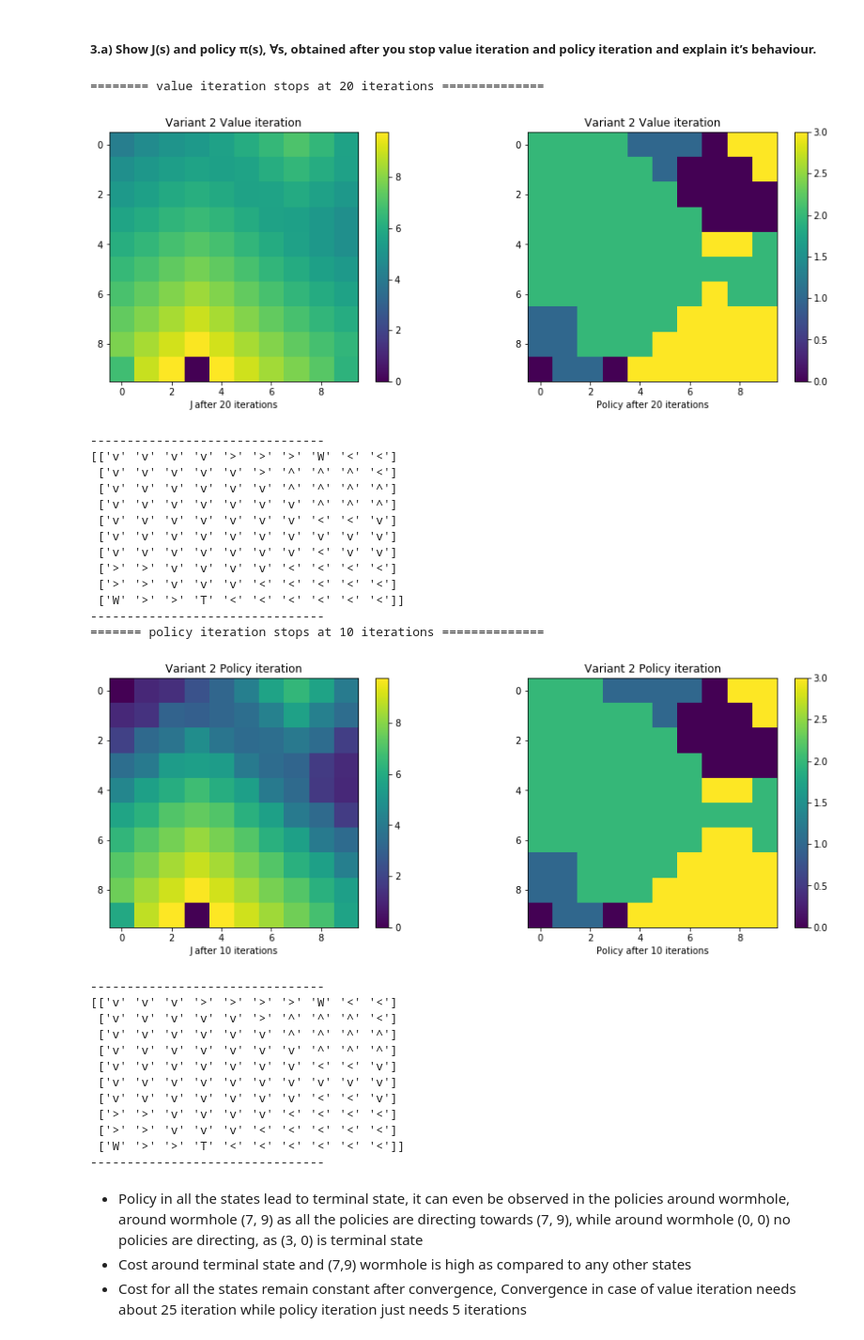
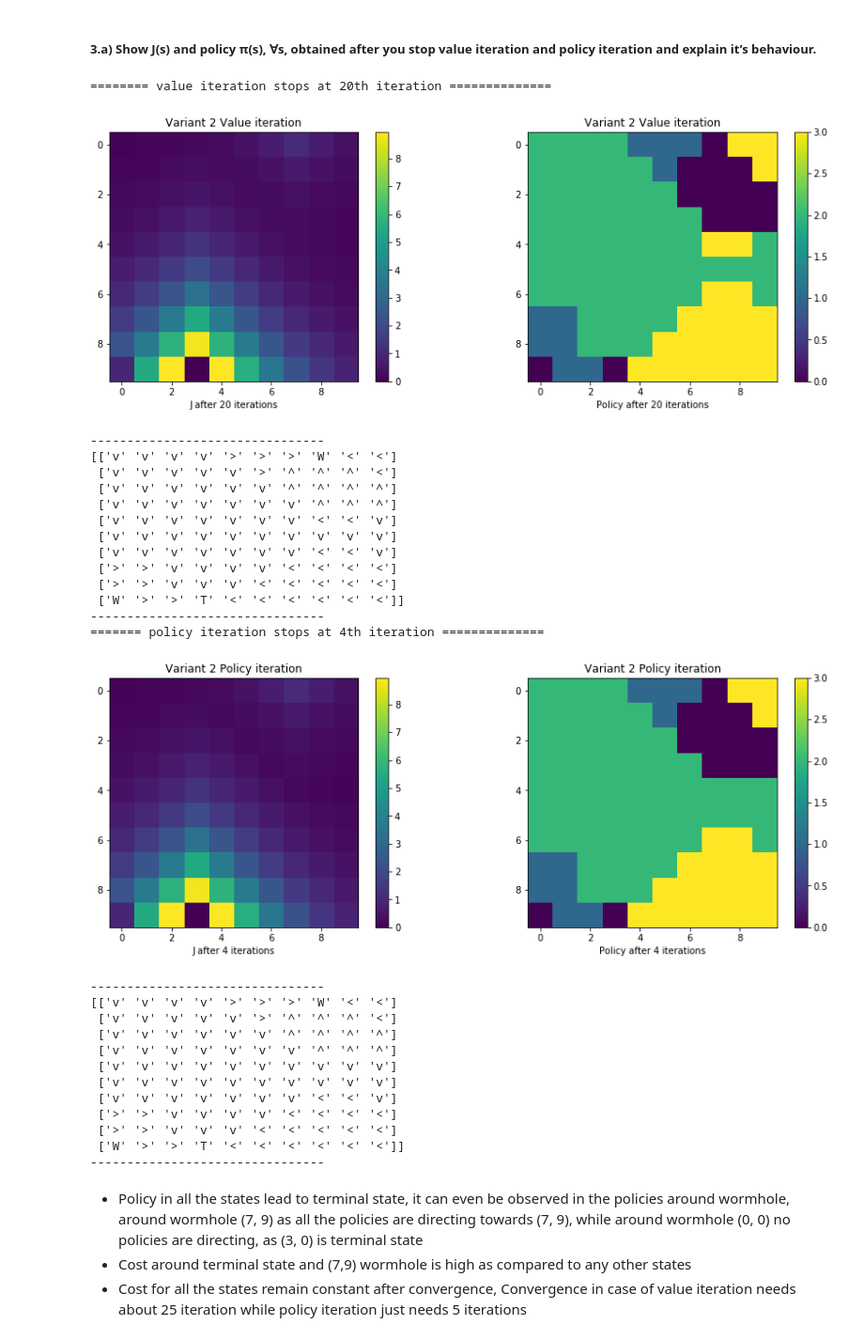
Before and after one commit to koriavinash1/Dynamic-Programming-and-Reinforcement-Learning, a Jupyter notebook: Assignment4/CS6700 | Reinforcement Learning | Assignment 4.ipynb, the cells around one changed output. Shown at 94% size. Saved outputs shown, nothing was run; the diff lists cells and outputs as text; code cells hidden in the pictures.

```diff
--- a/Assignment4/CS6700 | Reinforcement Learning | Assignment 4.ipynb
+++ b/Assignment4/CS6700 | Reinforcement Learning | Assignment 4.ipynb
@@ -52,7 +52,7 @@ class Question2(object):
         self.P = self.generateP()
         # generate Rewards
         self.g = self.generateR()
-        self.alpha = 0.95
+        self.alpha = 0.7
 
     def generateP(self):
         """
@@ -485,46 +489,46 @@ print_policy(p, 1)
 # %% [markdown]
 ##### 3.a)  Show J(s) and policy π(s), ∀s, obtained after you stop value iteration and policy iteration and explain it’s behaviour.
 # %%
-print ("======== value iteration stops at 20 iterations ==============")
+print ("======== value iteration stops at 20th iteration ==============")
 
 question2 = Question2(1)
 j, p, Chist, Phist = question2.ValueIteration(N=20)
 
 plt.figure(figsize = (15, 5))
 plt.subplot(1, 2, 1)
 plt.imshow(np.rot90(j))
 plt.colorbar()
 plt.title("Variant 2 Value iteration")
 plt.xlabel("J after 20 iterations")
 plt.subplot(1, 2, 2)
 plt.imshow(np.rot90(p))
 plt.colorbar()
 plt.title("Variant 2 Value iteration")
 plt.xlabel("Policy after 20 iterations")
 plt.show()
 print_policy(p, 2)
 
-print ("======= policy iteration stops at 10 iterations ==============")
+print ("======= policy iteration stops at 4th iteration ==============")
 
 question2 = Question2(1)
-j, p, Chist, Phist = question2.ValueIteration(N=11)
+j, p, Chist, Phist = question2.PolicyIteration(N=4)
 
 plt.figure(figsize = (15, 5))
 plt.subplot(1, 2, 1)
 plt.imshow(np.rot90(j))
 plt.colorbar()
 plt.title("Variant 2 Policy iteration")
-plt.xlabel("J after 10 iterations")
+plt.xlabel("J after 4 iterations")
 plt.subplot(1, 2, 2)
 plt.imshow(np.rot90(p))
 plt.colorbar()
 plt.title("Variant 2 Policy iteration")
-plt.xlabel("Policy after 10 iterations")
+plt.xlabel("Policy after 4 iterations")
 plt.show()
 print_policy(p, 2)
 # %% [output]
-======== value iteration stops at 20 iterations ==============
+======== value iteration stops at 20th iteration ==============
-[figure, old version]
+[figure, new version]
 --------------------------------
 [['v' 'v' 'v' 'v' '>' '>' '>' 'W' '<' '<']
  ['v' 'v' 'v' 'v' 'v' '>' '^' '^' '^' '<']
@@ -532,19 +536,19 @@ print_policy(p, 2)
  ['v' 'v' 'v' 'v' 'v' 'v' 'v' '^' '^' '^']
  ['v' 'v' 'v' 'v' 'v' 'v' 'v' '<' '<' 'v']
  ['v' 'v' 'v' 'v' 'v' 'v' 'v' 'v' 'v' 'v']
- ['v' 'v' 'v' 'v' 'v' 'v' 'v' '<' 'v' 'v']
+ ['v' 'v' 'v' 'v' 'v' 'v' 'v' '<' '<' 'v']
  ['>' '>' 'v' 'v' 'v' 'v' '<' '<' '<' '<']
  ['>' '>' 'v' 'v' 'v' '<' '<' '<' '<' '<']
  ['W' '>' '>' 'T' '<' '<' '<' '<' '<' '<']]
 --------------------------------
-======= policy iteration stops at 10 iterations ==============
+======= policy iteration stops at 4th iteration ==============
-[figure, old version]
+[figure, new version]
 --------------------------------
-[['v' 'v' 'v' '>' '>' '>' '>' 'W' '<' '<']
+[['v' 'v' 'v' 'v' '>' '>' '>' 'W' '<' '<']
  ['v' 'v' 'v' 'v' 'v' '>' '^' '^' '^' '<']
  ['v' 'v' 'v' 'v' 'v' 'v' '^' '^' '^' '^']
  ['v' 'v' 'v' 'v' 'v' 'v' 'v' '^' '^' '^']
- ['v' 'v' 'v' 'v' 'v' 'v' 'v' '<' '<' 'v']
+ ['v' 'v' 'v' 'v' 'v' 'v' 'v' 'v' 'v' 'v']
  ['v' 'v' 'v' 'v' 'v' 'v' 'v' 'v' 'v' 'v']
  ['v' 'v' 'v' 'v' 'v' 'v' 'v' '<' '<' 'v']
  ['>' '>' 'v' 'v' 'v' 'v' '<' '<' '<' '<']
```
Also changed, not shown: parts of 7 cells of this notebook, 3 other files.
